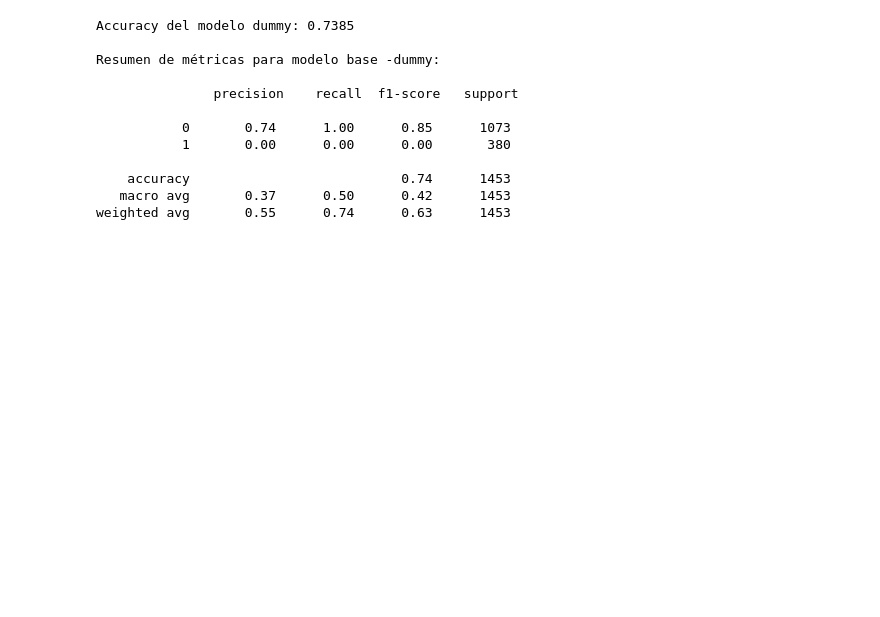
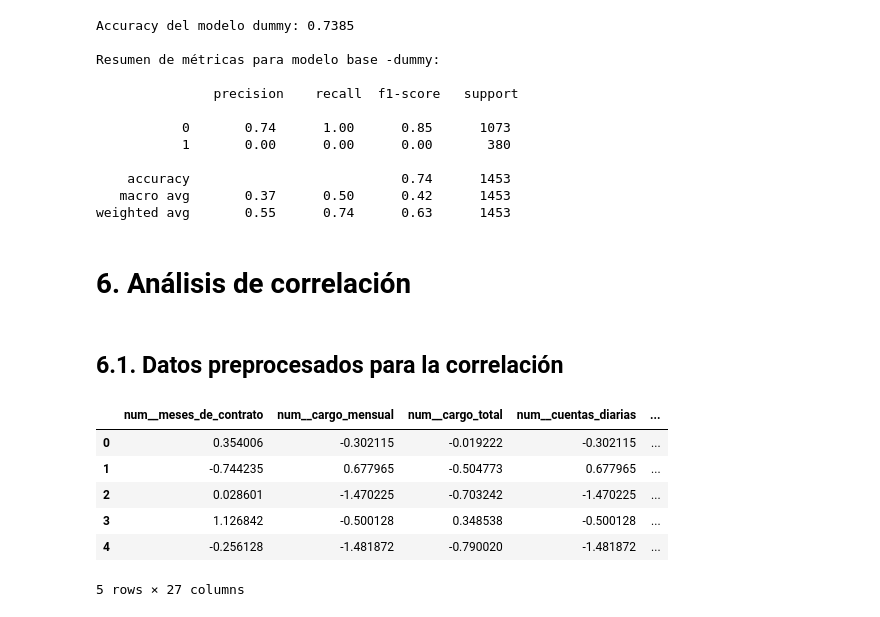
Before and after one commit to WLozanoH/TelecomX-Churn-Prediction-ML, a Jupyter notebook: churn_prediction_ML.ipynb, the cells around one changed output. Cells and saved outputs as stored; diff of their text form; code cells hidden in the pictures; blank space fills up the shorter version.

```diff
--- a/churn_prediction_ML.ipynb
+++ b/churn_prediction_ML.ipynb
@@ -296,3 +296,25 @@ Resumen de métricas para modelo base -dummy:
     accuracy                           0.74      1453
    macro avg       0.37      0.50      0.42      1453
 weighted avg       0.55      0.74      0.63      1453
+# %% [markdown]
+# 6. Análisis de correlación
+# %% [markdown]
+## 6.1. Datos preprocesados para la correlación
+# %%
+# Obtener datos preprocesados
+X_procesado = preprocesador.fit_transform(X)
+
+# Unir con la variable objetivo
+
+X_procesado_df = pd.DataFrame(X_procesado.toarray() if hasattr(X_procesado, 'toarray') else X_procesado, columns = preprocesador.get_feature_names_out())
+#X_procesados = pd.DataFrame(X_procesados, columns=preprocesador.get_feature_names_out())
+X_procesado_df['abandono'] = y
+X_procesado_df.head()
+# %% [output]
+|  | num__meses_de_contrato | num__cargo_mensual | num__cargo_total | num__cuentas_diarias | ... |
+| 0 | 0.354006 | -0.302115 | -0.019222 | -0.302115 | ... |
+| 1 | -0.744235 | 0.677965 | -0.504773 | 0.677965 | ... |
+| 2 | 0.028601 | -1.470225 | -0.703242 | -1.470225 | ... |
+| 3 | 1.126842 | -0.500128 | 0.348538 | -0.500128 | ... |
+| 4 | -0.256128 | -1.481872 | -0.790020 | -1.481872 | ... |
+5 rows × 27 columns
```
Also changed, not shown: parts of 5 cells of this notebook.
